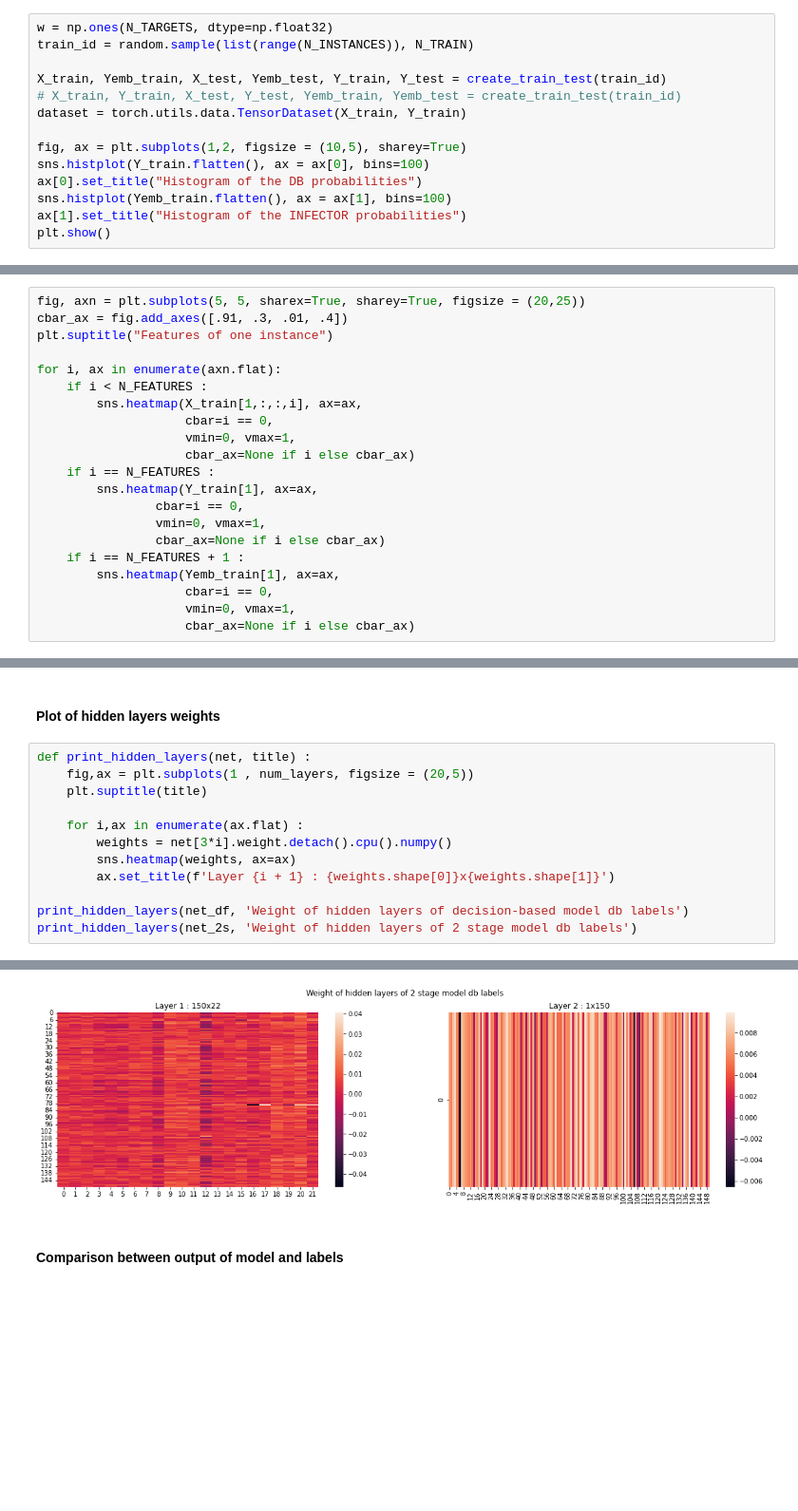
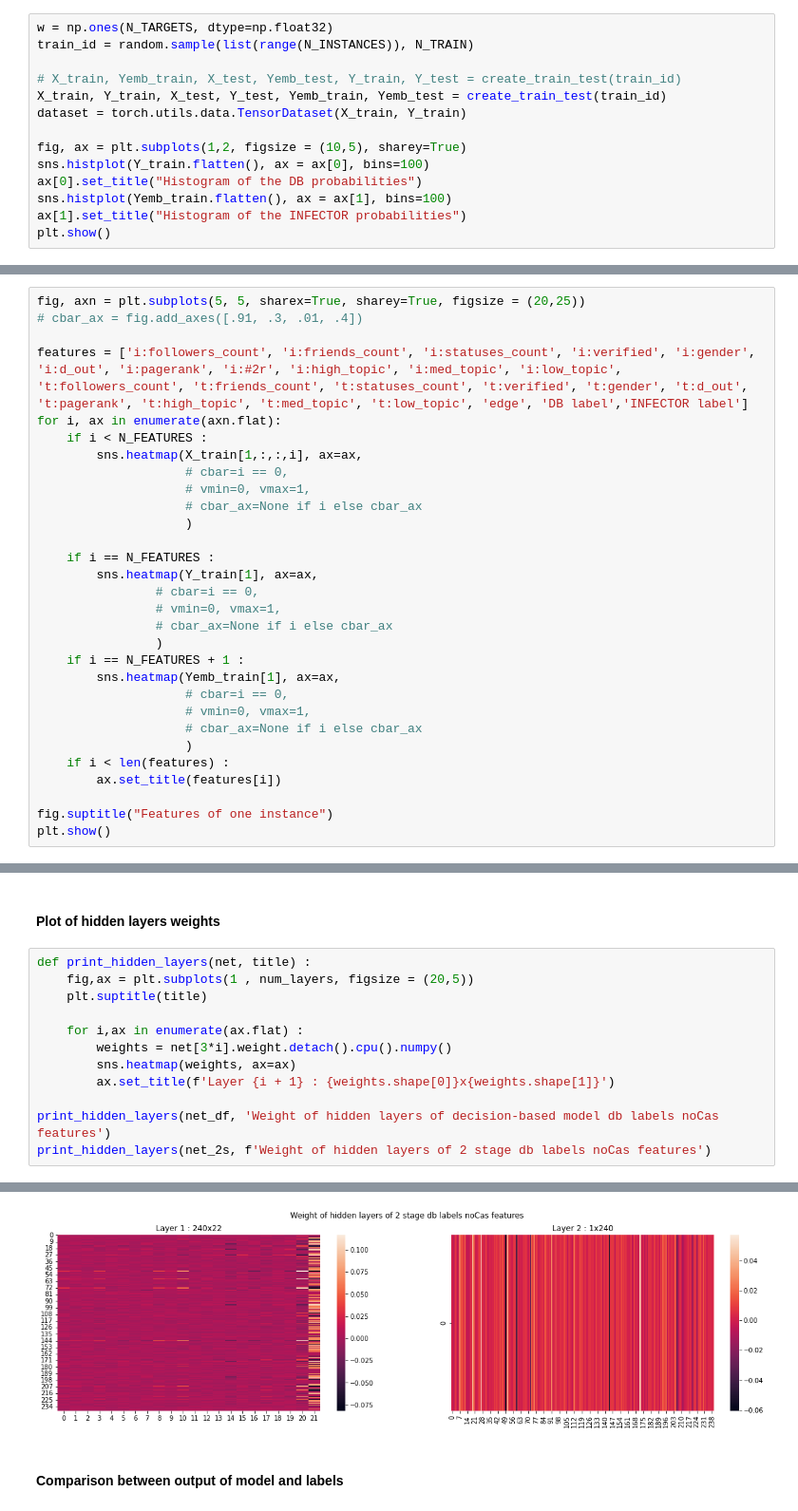
Before and after one commit to mario-michelessa/influence-maximization, a Jupyter notebook: decision_focused_learning_gpu/grd_main_twitter_gpu.ipynb, the cells around one changed output, grey strips where cells are left out. Shown at 95% size. Cells and saved outputs as stored; diff of their text form; blank space fills up the shorter version.

Commit message:
first models noCas

```diff
--- a/decision_focused_learning_gpu/grd_main_twitter_gpu.ipynb
+++ b/decision_focused_learning_gpu/grd_main_twitter_gpu.ipynb
@@ -219,8 +229,8 @@ Dataset
 w = np.ones(N_TARGETS, dtype=np.float32)
 train_id = random.sample(list(range(N_INSTANCES)), N_TRAIN)
 
-X_train, Yemb_train, X_test, Yemb_test, Y_train, Y_test = create_train_test(train_id)
-# X_train, Y_train, X_test, Y_test, Yemb_train, Yemb_test = create_train_test(train_id)
+# X_train, Yemb_train, X_test, Yemb_test, Y_train, Y_test = create_train_test(train_id)
+X_train, Y_train, X_test, Y_test, Yemb_train, Yemb_test = create_train_test(train_id)
 dataset = torch.utils.data.TensorDataset(X_train, Y_train)
 
 fig, ax = plt.subplots(1,2, figsize = (10,5), sharey=True)
@@ -805,23 +973,32 @@ Synced 5 W&B file(s), 0 media file(s), 0 artifact file(s) and 0 other file(s)
 Heatmap instances
 # %%
 fig, axn = plt.subplots(5, 5, sharex=True, sharey=True, figsize = (20,25))
-cbar_ax = fig.add_axes([.91, .3, .01, .4])
-plt.suptitle("Features of one instance")
+# cbar_ax = fig.add_axes([.91, .3, .01, .4])
 
+features = ['i:followers_count', 'i:friends_count', 'i:statuses_count', 'i:verified', 'i:gender', 'i:d_out', 'i:pagerank', 'i:#2r', 'i:high_topic', 'i:med_topic', 'i:low_topic', 't:followers_count', 't:friends_count', 't:statuses_count', 't:verified', 't:gender', 't:d_out', 't:pagerank', 't:high_topic', 't:med_topic', 't:low_topic', 'edge', 'DB label','INFECTOR label']
 for i, ax in enumerate(axn.flat):
     if i < N_FEATURES :
         sns.heatmap(X_train[1,:,:,i], ax=ax,
-                    cbar=i == 0,
-                    vmin=0, vmax=1,
-                    cbar_ax=None if i else cbar_ax)
+                    # cbar=i == 0,
+                    # vmin=0, vmax=1,
+                    # cbar_ax=None if i else cbar_ax
+                    )
+
     if i == N_FEATURES :
         sns.heatmap(Y_train[1], ax=ax,
-                cbar=i == 0,
-                vmin=0, vmax=1,
-                cbar_ax=None if i else cbar_ax)
+                # cbar=i == 0,
+                # vmin=0, vmax=1,
+                # cbar_ax=None if i else cbar_ax
+                )
     if i == N_FEATURES + 1 :
         sns.heatmap(Yemb_train[1], ax=ax,
-                    cbar=i == 0,
-                    vmin=0, vmax=1,
-                    cbar_ax=None if i else cbar_ax)
+                    # cbar=i == 0,
+                    # vmin=0, vmax=1,
+                    # cbar_ax=None if i else cbar_ax
+                    )
+    if i < len(features) :
+        ax.set_title(features[i])
+
+fig.suptitle("Features of one instance")
+plt.show()
 # %% [output]
@@ -838,6 +1015,6 @@ def print_hidden_layers(net, title) :
         sns.heatmap(weights, ax=ax)
         ax.set_title(f'Layer {i + 1} : {weights.shape[0]}x{weights.shape[1]}')
 
-print_hidden_layers(net_df, 'Weight of hidden layers of decision-based model db labels')
-print_hidden_layers(net_2s, 'Weight of hidden layers of 2 stage model db labels')
+print_hidden_layers(net_df, 'Weight of hidden layers of decision-based model db labels noCas features')
+print_hidden_layers(net_2s, f'Weight of hidden layers of 2 stage db labels noCas features')
 # %% [output]
@@ -845,4 +1022,4 @@ print_hidden_layers(net_2s, 'Weight of hidden layers of 2 stage model db labels'
-[figure, old version]
+[figure, new version]
 # %% [markdown]
 #### Comparison between output of model and labels
 # %%
```
Also changed, not shown: parts of 33 cells of this notebook, 43 other files.
